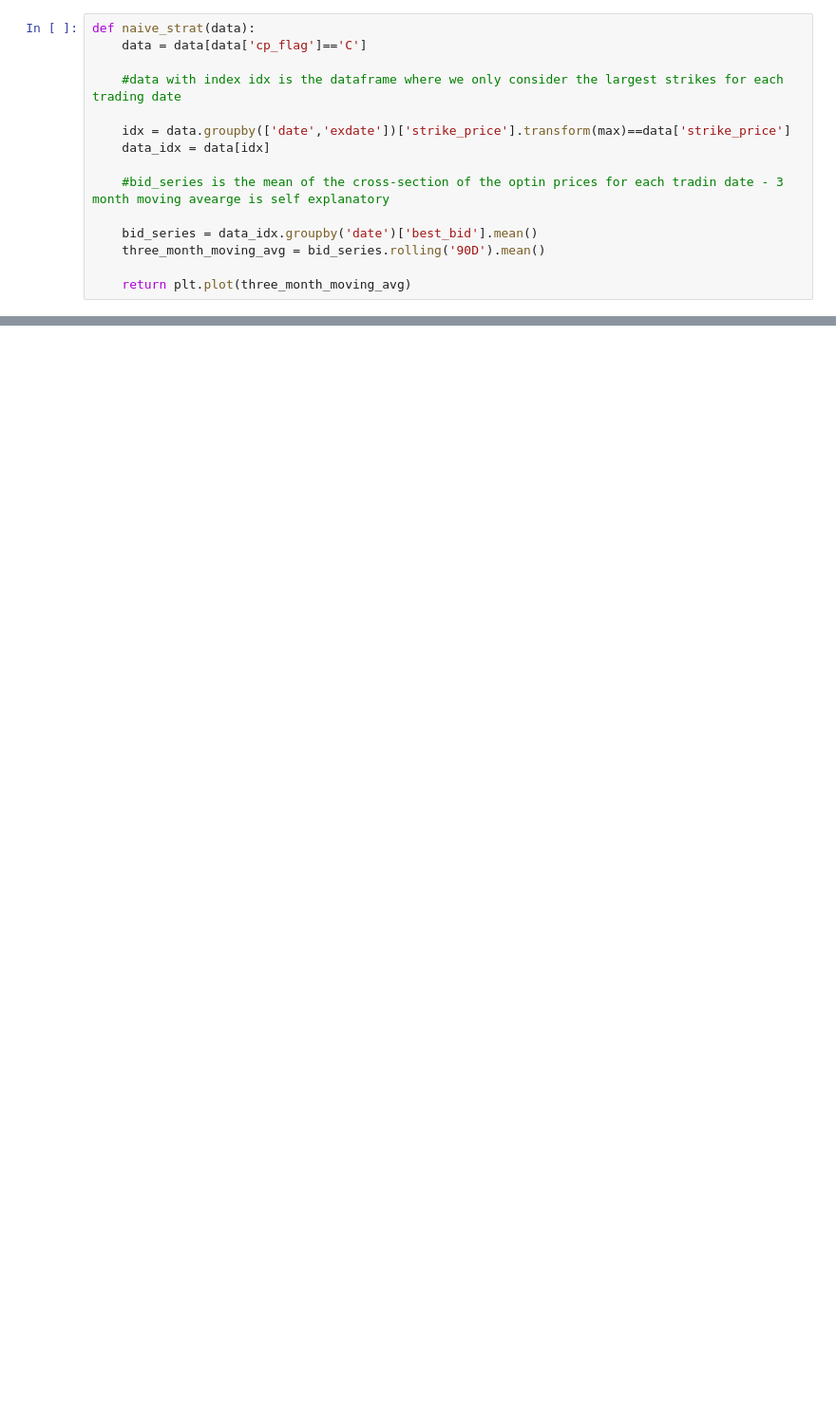
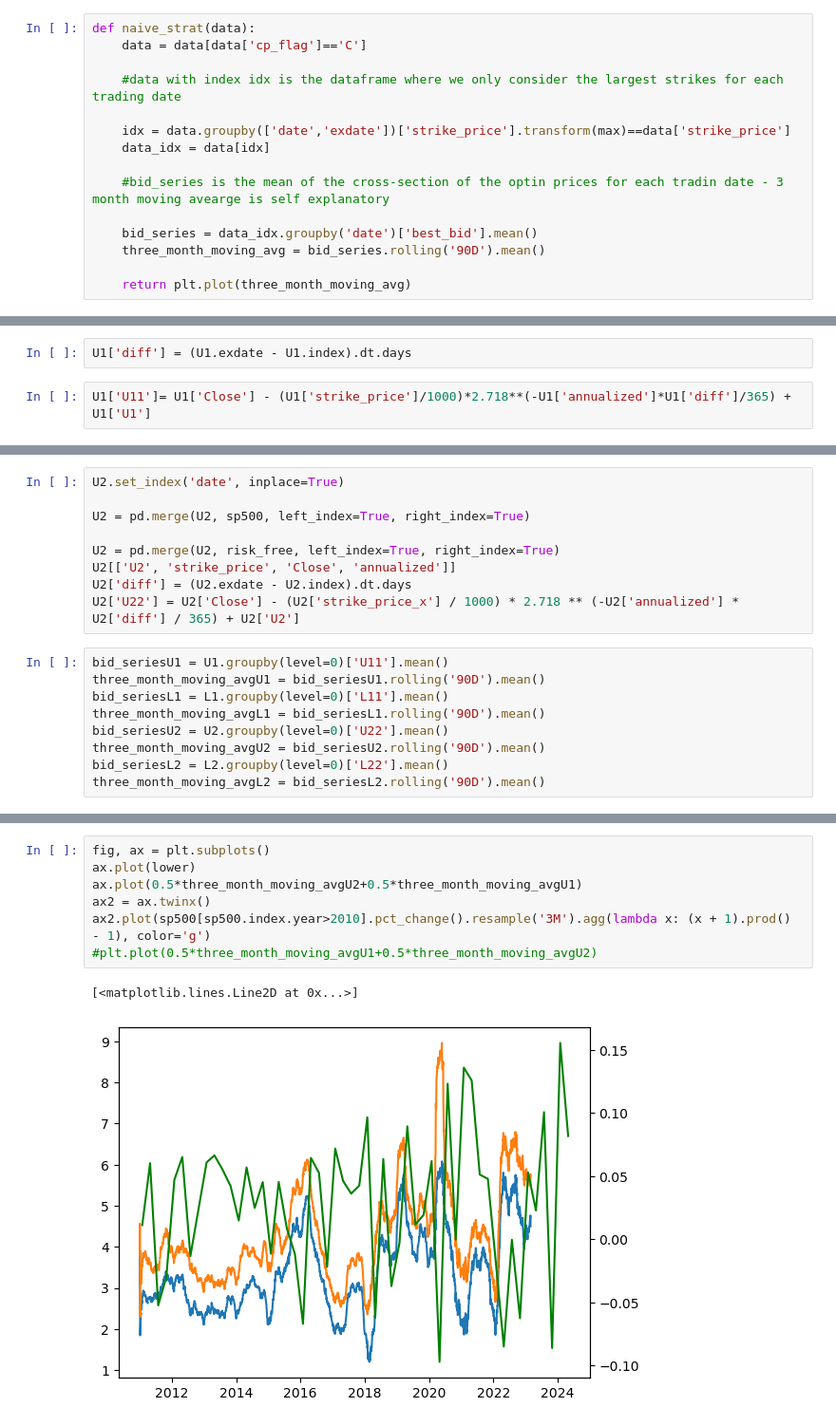
Before and after one commit to Vivaldigno/Bubble-Strat, a Jupyter notebook: Bubbles.ipynb, the cells around one changed output, grey strips where cells are left out. Shown: that part at 95% size. Drawn from its saved outputs; the diff is of its cells as text; blank space fills up the shorter version.

```diff
--- a/Bubbles.ipynb
+++ b/Bubbles.ipynb
@@ -52,0 +287,4 @@ naive_strat(data)
+# %%
+U1['diff'] = (U1.exdate - U1.index).dt.days
+# %%
+U1['U11']= U1['Close'] - (U1['strike_price']/1000)*2.718**(-U1['annualized']*U1['diff']/365) + U1['U1']
@@ -52,0 +325,18 @@ naive_strat(data)
+# %%
+U2.set_index('date', inplace=True)
+
+U2 = pd.merge(U2, sp500, left_index=True, right_index=True)
+
+U2 = pd.merge(U2, risk_free, left_index=True, right_index=True)
+U2[['U2', 'strike_price', 'Close', 'annualized']]
+U2['diff'] = (U2.exdate - U2.index).dt.days
+U2['U22'] = U2['Close'] - (U2['strike_price_x'] / 1000) * 2.718 ** (-U2['annualized'] * U2['diff'] / 365) + U2['U2']
+# %%
+bid_seriesU1 = U1.groupby(level=0)['U11'].mean()
+three_month_moving_avgU1 = bid_seriesU1.rolling('90D').mean()
+bid_seriesL1 = L1.groupby(level=0)['L11'].mean()
+three_month_moving_avgL1 = bid_seriesL1.rolling('90D').mean()
+bid_seriesU2 = U2.groupby(level=0)['U22'].mean()
+three_month_moving_avgU2 = bid_seriesU2.rolling('90D').mean()
+bid_seriesL2 = L2.groupby(level=0)['L22'].mean()
+three_month_moving_avgL2 = bid_seriesL2.rolling('90D').mean()
@@ -52,0 +377,10 @@ naive_strat(data)
+# %%
+fig, ax = plt.subplots()
+ax.plot(lower)
+ax.plot(0.5*three_month_moving_avgU2+0.5*three_month_moving_avgU1)
+ax2 = ax.twinx()
+ax2.plot(sp500[sp500.index.year>2010].pct_change().resample('3M').agg(lambda x: (x + 1).prod() - 1), color='g')
+#plt.plot(0.5*three_month_moving_avgU1+0.5*three_month_moving_avgU2)
+# %% [output]
+[<matplotlib.lines.Line2D at 0x...>]
+[figure, added]
```
Also changed, not shown: parts of 40 cells of this notebook.
